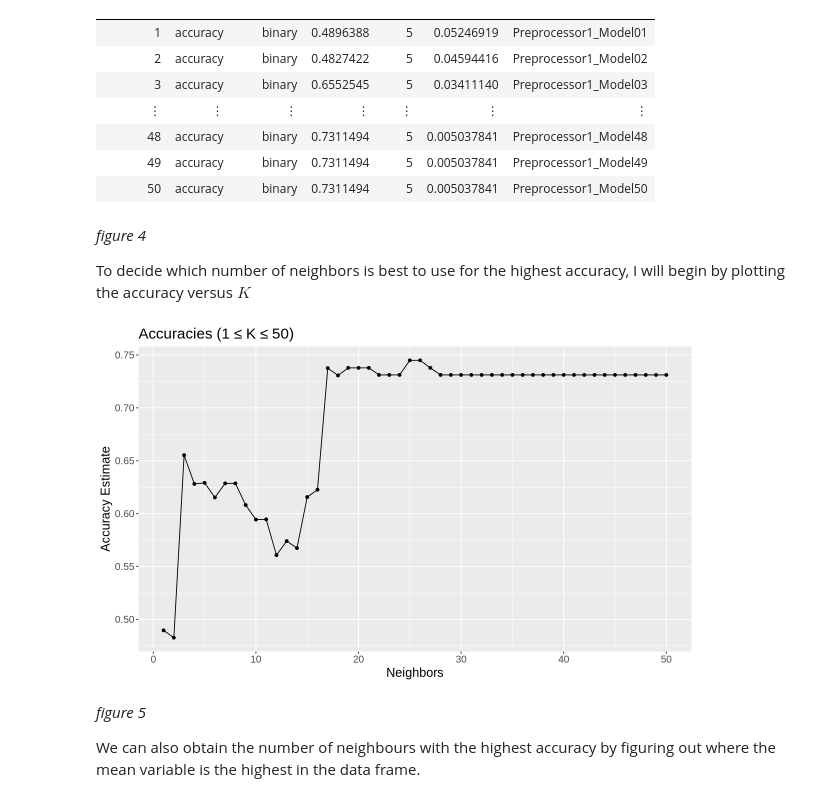
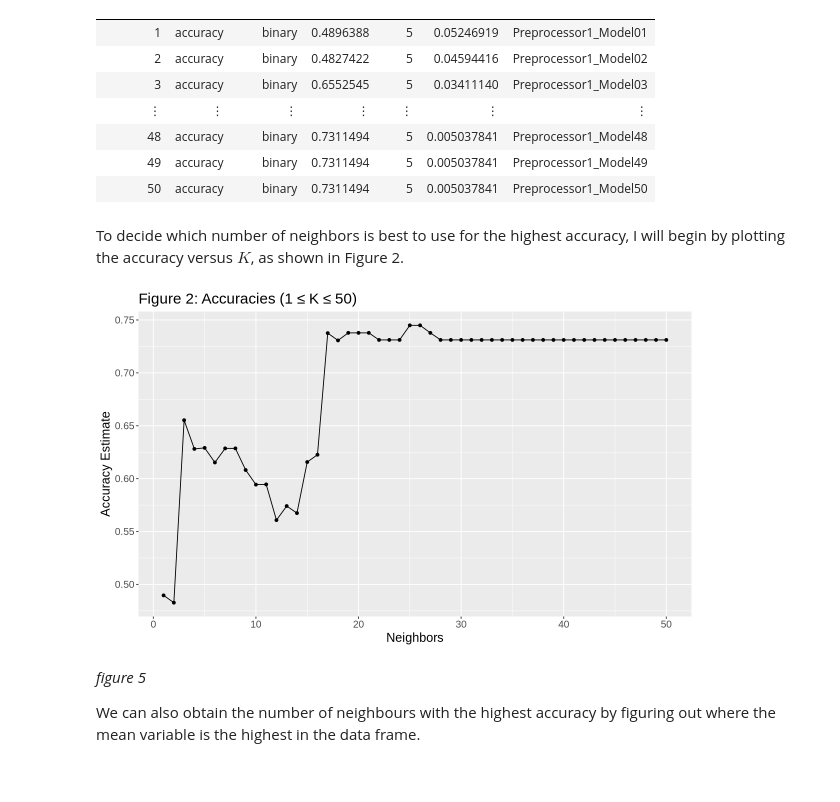
Before and after one commit to gwynnieguo/dsci-100-project, a Jupyter notebook: Final_Report.ipynb, the cells around one changed output. Drawn from its saved outputs; the diff is of its cells as text; code cells hidden in the pictures.

```diff
--- a/Final_Report.ipynb
+++ b/Final_Report.ipynb
@@ -195,20 +198,18 @@ A tibble: 50 × 7
 | 49 | accuracy | binary | 0.7311494 | 5 | 0.005037841 | Preprocessor1_Model49 |
 | 50 | accuracy | binary | 0.7311494 | 5 | 0.005037841 | Preprocessor1_Model50 |
 # %% [markdown]
-*figure 4*
-
-To decide which number of neighbors is best to use for the highest accuracy, I will begin by plotting the accuracy versus $K$
+To decide which number of neighbors is best to use for the highest accuracy, I will begin by plotting the accuracy versus $K$, as shown in Figure 2.
 # %%
 # Visualizing the accuracy of values for K
 accuracy_versus_k <- ggplot(players_accuracies, aes(x = neighbors, y = mean)) +
     geom_point() +
     geom_line() +
-    labs(x = "Neighbors", y = "Accuracy Estimate", title = "Accuracies (1 ≤ K ≤ 50)") +
+    labs(x = "Neighbors", y = "Accuracy Estimate", title = "Figure 2: Accuracies (1 ≤ K ≤ 50)") +
     theme(text = element_text(size = 15))
 
 accuracy_versus_k
 # %% [output]
-[figure, old version]
+[figure, new version]
 # %% [markdown]
 *figure 5*
 
```
Also changed, not shown: parts of 17 cells of this notebook.
